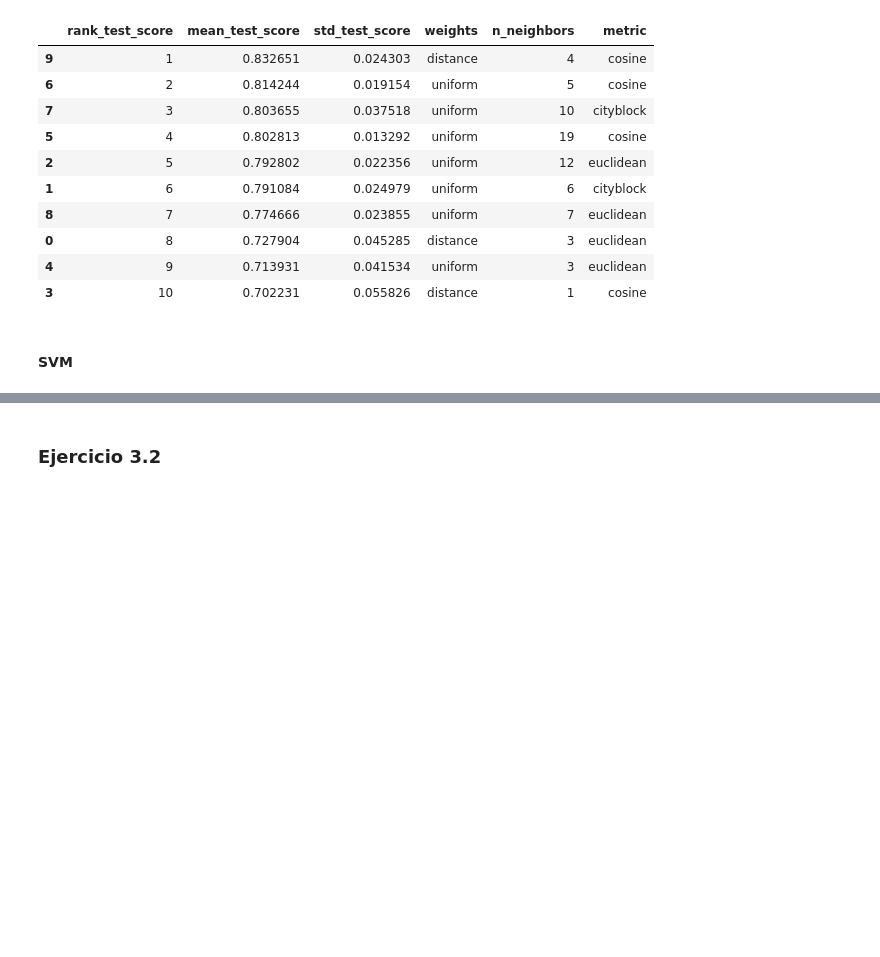
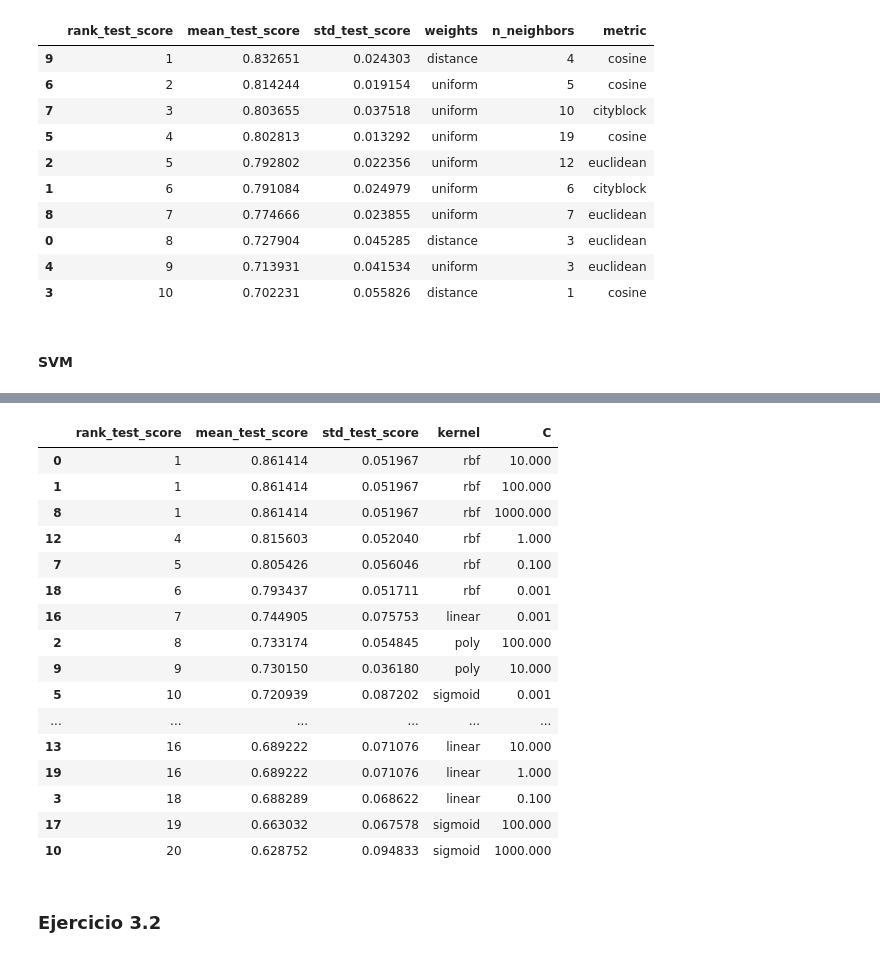
Before and after one commit to mariok99/tp, a Jupyter notebook: sol.ipynb, the cells around one changed output, grey strips where cells are left out. Cells and saved outputs as stored; diff of their text form; code cells hidden in the pictures; blank space fills up the shorter version.

```diff
--- a/sol.ipynb
+++ b/sol.ipynb
@@ -298,3 +310,32 @@ generar_tabla_resultados(rsk)
 | 3 | 10 | 0.702231 | 0.055826 | distance | 1 | cosine |
 # %% [markdown]
 #### SVM
+# %%
+# para SVM solo tendría que hacer un plot y ver que me parece, ojala pudiese hacerlo  jajaja.
+#
+from sklearn.model_selection import RandomizedSearchCV
+
+
+
+# Espacio de búsqueda de hiperparámetros
+# Probar parámtero Gamma luego
+# Kernel Exponencial Cuadrático = rbf (similar al qué está en el libro)
+# Kernel sigmoid: ¿En qué casos es más útil?
+# Revisar valores de C, la escala logaritmica es para explorar un rango grande de valores
+# ya que no es lineal la relación entre los valores de C y el desempeño del modelo
+param_dist = {
+    'kernel': ['linear', 'poly', 'rbf', 'sigmoid'],
+    'C': np.logspace(-3, 3, 7) # Valores de C en escala logarítmica
+}
+
+random_search_SVM = RandomizedSearchCV(
+    estimator=SVC(),
+    param_distributions=param_dist,
+    n_iter=20,
+    scoring='roc_auc',
+    cv=stratifiedKFold,
+    random_state=SEED,
+    n_jobs=-1
+)
+
+random_search_SVM.fit(X_train, y_train)
@@ -301,3 +349,23 @@ generar_tabla_resultados(rsk)
+# %%
+generar_tabla_resultados(random_search_SVM)
+# %% [output]
+|  | rank_test_score | mean_test_score | std_test_score | kernel | C |
+| 0 | 1 | 0.861414 | 0.051967 | rbf | 10.000 |
+| 1 | 1 | 0.861414 | 0.051967 | rbf | 100.000 |
+| 8 | 1 | 0.861414 | 0.051967 | rbf | 1000.000 |
+| 12 | 4 | 0.815603 | 0.052040 | rbf | 1.000 |
+| 7 | 5 | 0.805426 | 0.056046 | rbf | 0.100 |
+| 18 | 6 | 0.793437 | 0.051711 | rbf | 0.001 |
+| 16 | 7 | 0.744905 | 0.075753 | linear | 0.001 |
+| 2 | 8 | 0.733174 | 0.054845 | poly | 100.000 |
+| 9 | 9 | 0.730150 | 0.036180 | poly | 10.000 |
+| 5 | 10 | 0.720939 | 0.087202 | sigmoid | 0.001 |
+| ... | ... | ... | ... | ... | ... |
+| 13 | 16 | 0.689222 | 0.071076 | linear | 10.000 |
+| 19 | 16 | 0.689222 | 0.071076 | linear | 1.000 |
+| 3 | 18 | 0.688289 | 0.068622 | linear | 0.100 |
+| 17 | 19 | 0.663032 | 0.067578 | sigmoid | 100.000 |
+| 10 | 20 | 0.628752 | 0.094833 | sigmoid | 1000.000 |
 # %% [markdown]
 ### Ejercicio 3.2
 # %% [markdown]
```
Also changed, not shown: parts of 18 cells of this notebook.
